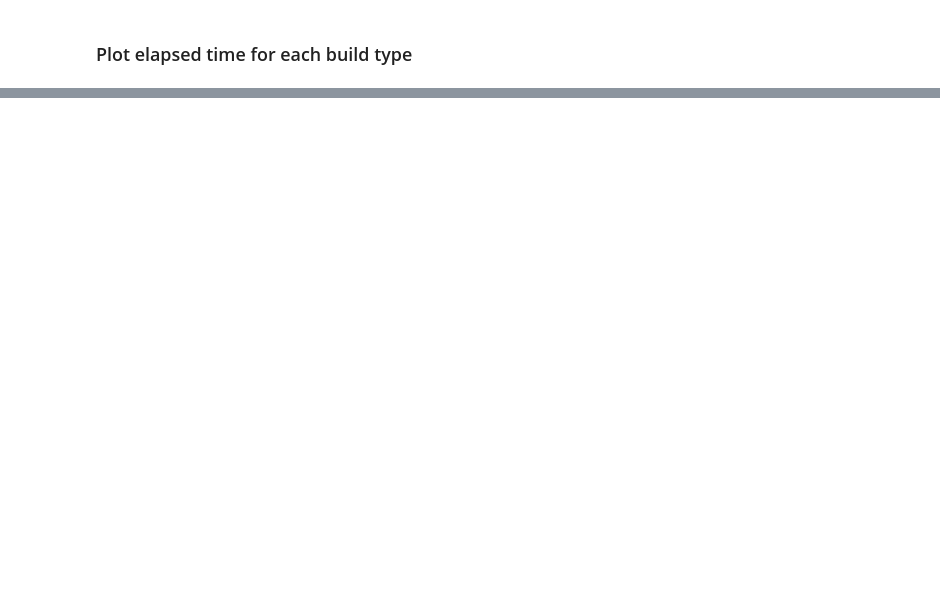
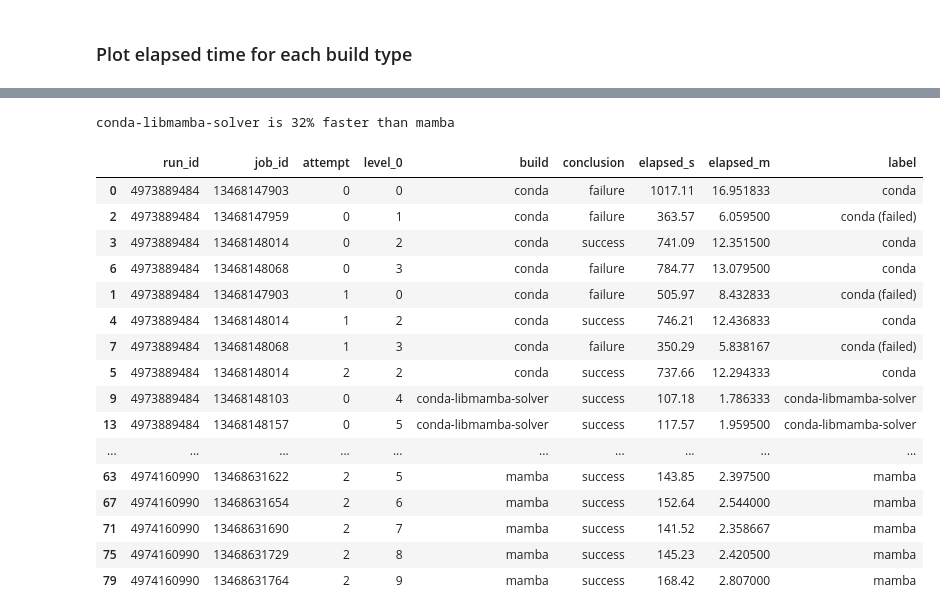
Before and after one commit to runsascoded/libmamba-solver-test, a Jupyter notebook: build-times.ipynb, the cells around one changed output, grey strips where cells are left out. Drawn from its saved outputs; the diff is of its cells as text; code cells hidden in the pictures; blank space fills up the shorter version.

```diff
--- a/build-times.ipynb
+++ b/build-times.ipynb
@@ -266,0 +296,22 @@ display(Image(filename=png_path))
+# %%
+new_envs = get_attempts(new_env_run_ids)
+new_envs
+# %% [output]
+conda-libmamba-solver is 32% faster than mamba
+|  | run_id | job_id | attempt | level_0 | build | conclusion | elapsed_s | elapsed_m | label |
+| 0 | 4973889484 | 13468147903 | 0 | 0 | conda | failure | 1017.11 | 16.951833 | conda |
+| 2 | 4973889484 | 13468147959 | 0 | 1 | conda | failure | 363.57 | 6.059500 | conda (failed) |
+| 3 | 4973889484 | 13468148014 | 0 | 2 | conda | success | 741.09 | 12.351500 | conda |
+| 6 | 4973889484 | 13468148068 | 0 | 3 | conda | failure | 784.77 | 13.079500 | conda |
+| 1 | 4973889484 | 13468147903 | 1 | 0 | conda | failure | 505.97 | 8.432833 | conda (failed) |
+| 4 | 4973889484 | 13468148014 | 1 | 2 | conda | success | 746.21 | 12.436833 | conda |
+| 7 | 4973889484 | 13468148068 | 1 | 3 | conda | failure | 350.29 | 5.838167 | conda (failed) |
+| 5 | 4973889484 | 13468148014 | 2 | 2 | conda | success | 737.66 | 12.294333 | conda |
+| 9 | 4973889484 | 13468148103 | 0 | 4 | conda-libmamba-solver | success | 107.18 | 1.786333 | conda-libmamba-solver |
+| 13 | 4973889484 | 13468148157 | 0 | 5 | conda-libmamba-solver | success | 117.57 | 1.959500 | conda-libmamba-solver |
+| ... | ... | ... | ... | ... | ... | ... | ... | ... | ... |
+| 63 | 4974160990 | 13468631622 | 2 | 5 | mamba | success | 143.85 | 2.397500 | mamba |
+| 67 | 4974160990 | 13468631654 | 2 | 6 | mamba | success | 152.64 | 2.544000 | mamba |
+| 71 | 4974160990 | 13468631690 | 2 | 7 | mamba | success | 141.52 | 2.358667 | mamba |
+| 75 | 4974160990 | 13468631729 | 2 | 8 | mamba | success | 145.23 | 2.420500 | mamba |
+| 79 | 4974160990 | 13468631764 | 2 | 9 | mamba | success | 168.42 | 2.807000 | mamba |
```
Also changed, not shown: parts of 13 cells of this notebook, 4 other files.
